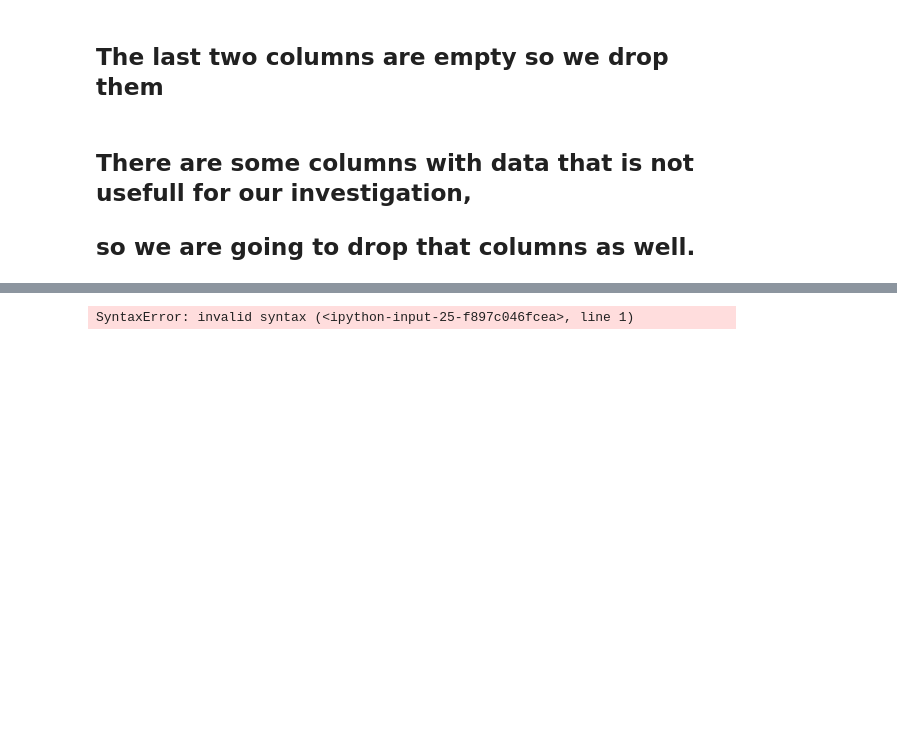
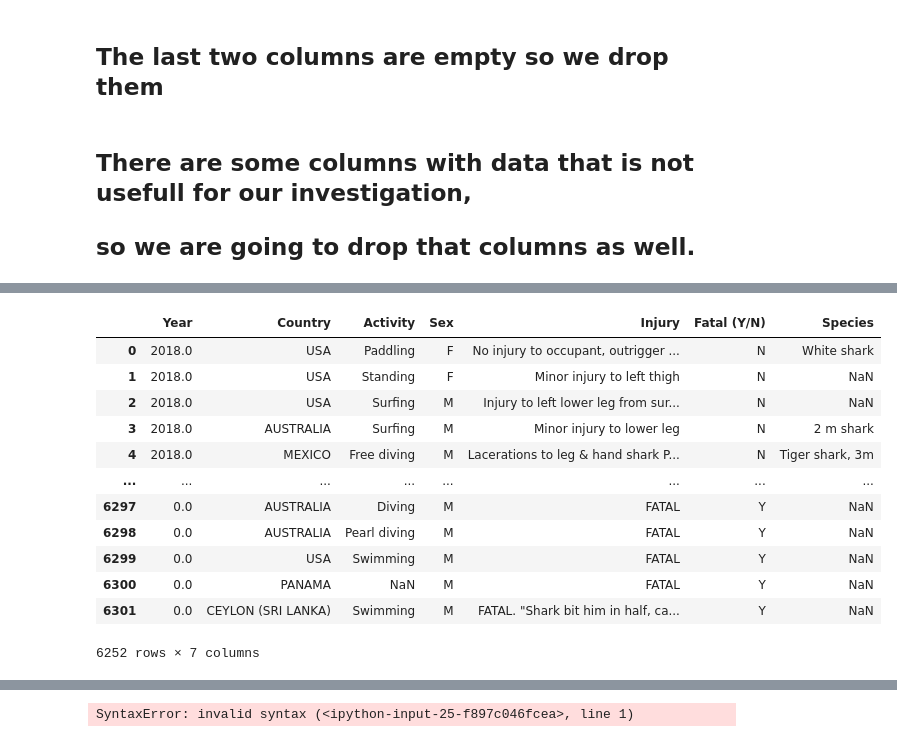
Before and after one commit to CarlosSanzDGP/Datasharks, a Jupyter notebook: Cleaning.ipynb, the cells around one changed output, grey strips where cells are left out. Drawn from its saved outputs; the diff is of its cells as text; code cells hidden in the pictures; blank space fills up the shorter version.

```diff
--- a/Cleaning.ipynb
+++ b/Cleaning.ipynb
@@ -210,0 +222,16 @@ Name: Country, Length: 212, dtype: int64
+# %%
+dfclean
+# %% [output]
+|  | Year | Country | Activity | Sex | Injury | Fatal (Y/N) | Species |
+| 0 | 2018.0 | USA | Paddling | F | No injury to occupant, outrigger ... | N | White shark |
+| 1 | 2018.0 | USA | Standing | F | Minor injury to left thigh | N | NaN |
+| 2 | 2018.0 | USA | Surfing | M | Injury to left lower leg from sur... | N | NaN |
+| 3 | 2018.0 | AUSTRALIA | Surfing | M | Minor injury to lower leg | N | 2 m shark |
+| 4 | 2018.0 | MEXICO | Free diving | M | Lacerations to leg & hand shark P... | N | Tiger shark, 3m |
+| ... | ... | ... | ... | ... | ... | ... | ... |
+| 6297 | 0.0 | AUSTRALIA | Diving | M | FATAL | Y | NaN |
+| 6298 | 0.0 | AUSTRALIA | Pearl diving | M | FATAL | Y | NaN |
+| 6299 | 0.0 | USA | Swimming | M | FATAL | Y | NaN |
+| 6300 | 0.0 | PANAMA | NaN | M | FATAL | Y | NaN |
+| 6301 | 0.0 | CEYLON (SRI LANKA) | Swimming | M | FATAL. "Shark bit him in half, ca... | Y | NaN |
+6252 rows × 7 columns
```
Also changed, not shown: parts of 39 cells of this notebook.
